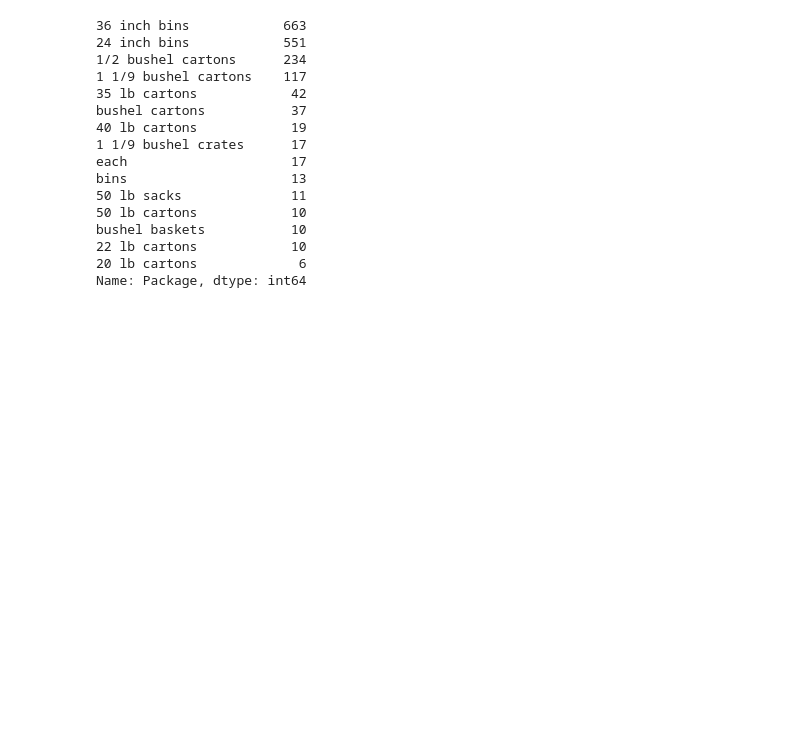
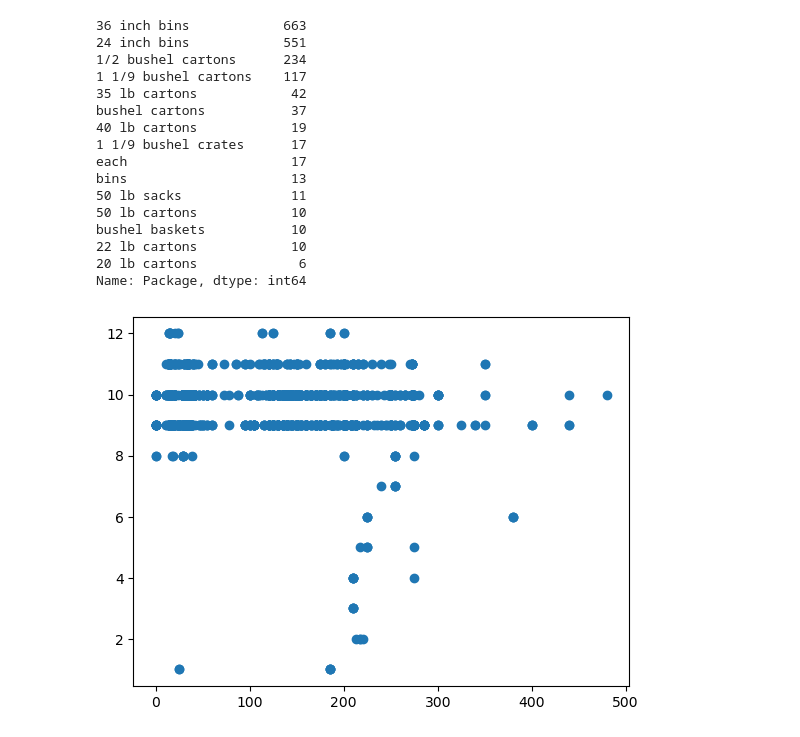
Before and after one commit to Mudacrixxz/ML_4_Beginners_ArewaDS-MMI, a Jupyter notebook: WEEK_004/data_preparation.ipynb, the cells around one changed output. Cells and saved outputs as stored; diff of their text form; code cells hidden in the pictures; blank space fills up the shorter version.

```diff
--- a/WEEK_004/data_preparation.ipynb
+++ b/WEEK_004/data_preparation.ipynb
@@ -149,3 +150,11 @@ bushel baskets           10
 22 lb cartons            10
 20 lb cartons             6
 Name: Package, dtype: int64
+# %%
+#visualization
+price = new_pumpkins.Price
+month = new_pumpkins.Month
+plt.scatter(price,month)
+plt.show()
+# %% [output]
+[figure, added]
```
Also changed, not shown: parts of 2 cells of this notebook.
